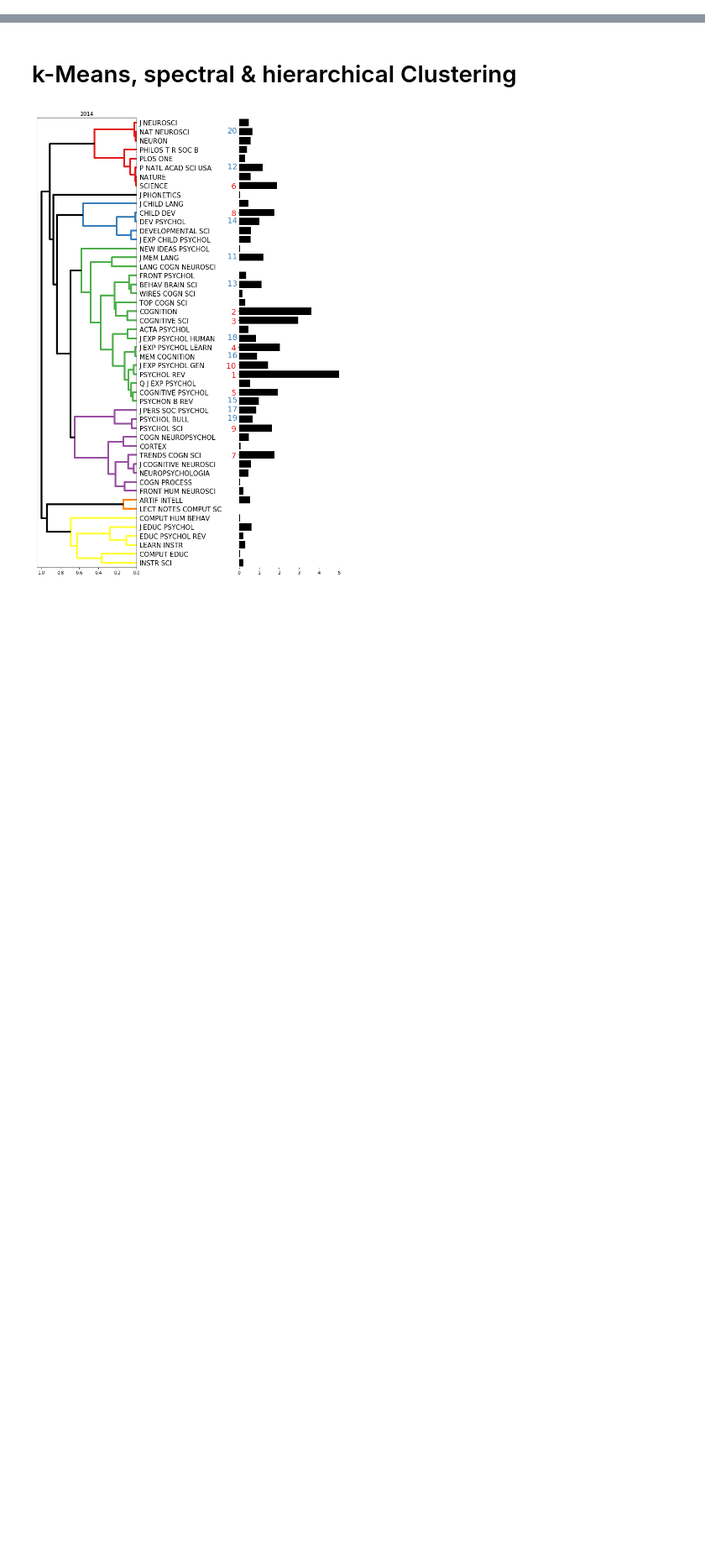
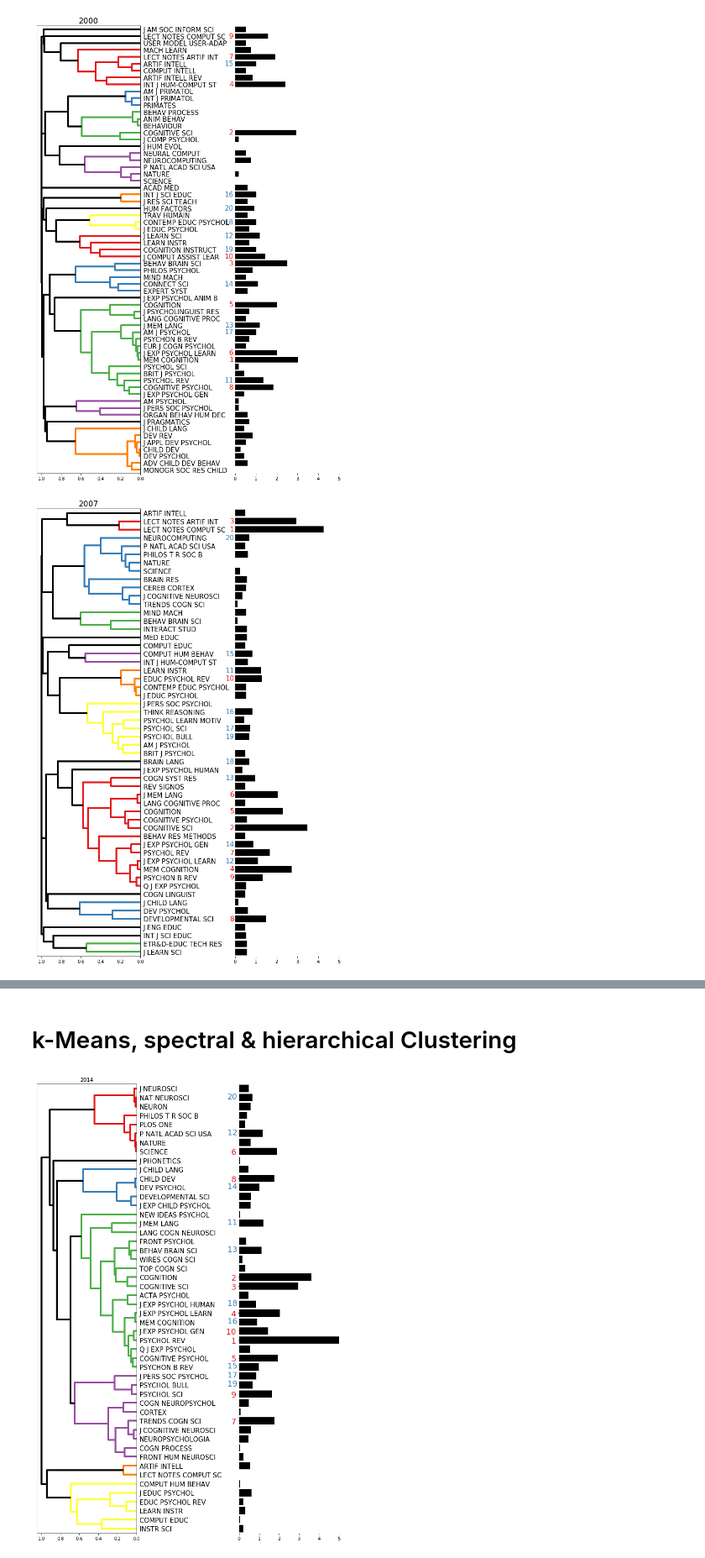
Before and after one commit to rdgao/WH2CogSci, a Jupyter notebook: notebooks/citation_network_decomposition.ipynb, the cells around one changed output, grey strips where cells are left out. Shown: that part at 84% size. Cells and saved outputs as stored; diff of their text form; code cells hidden in the pictures; blank space fills up the shorter version.

```diff
--- a/notebooks/citation_network_decomposition.ipynb
+++ b/notebooks/citation_network_decomposition.ipynb
@@ -109,0 +122,66 @@ for year in ['2000', '2007', '2014']:
+# %%
+# params for plotting settings & etc
+clist = [matplotlib.colors.rgb2hex(plt.cm.get_cmap('Set1')(i)) for i in range(6)] # tab10, Set1
+sp.cluster.hierarchy.set_link_color_palette(clist)
+matplotlib.rcParams['lines.linewidth'] = 4
+
+cs_citing = {'2000':1457, '2007':2031, '2014':4092}
+# these are CogSci's total outgoing and incoming citations, directly pulled from JCR
+cs_total = {'citing':{'2000':1457, '2007':2031, '2014':4092},
+            'cited':{'2000':1194, '2007':2093, '2014':3916}}
+
+n_clusters = 8
+direction = 'cited'
+save_figure = True
+
+# clustering for a given year
+#year = '2007'
+
+for year in ['2000', '2007', '2014']:
+    JMatrix = pd.read_csv('../data/citationMatrices/'+year+'.csv', index_col=0)
+    jlist = [j.split('.')[0] for j in JMatrix.index]
+
+    # from vdB: the columns are the citing variables (journals) so the analysis
+    #    represents the citing activity, not the being cited (A_ij is j citing i)
+    #    whether to transpose the matrix: raw is j citing i, transposed is i citing j
+    if direction is 'citing':
+        JM_features = JMatrix.as_matrix().T
+    elif direction is 'cited':
+        JM_features = JMatrix.as_matrix()
+
+    # clustering
+    Y = sp.cluster.hierarchy.linkage(JM_features, method='complete', metric='cosine')
+    plt.figure(figsize=(10,15))
+    plt.subplot(1,2,1)
+    Z = sp.cluster.hierarchy.dendrogram(Y,orientation='left',labels=jlist,color_threshold=0.69,leaf_font_size=15,above_threshold_color='k')
+    plt.title(year, fontsize='18')
+    plt.gca().invert_yaxis()
+
+    ### plot cogsci citations as histogram
+    # note: JM_features[:,cs] is cogsci citing others when direction='citing', and cogsci being cited when 'cited'
+    plt.subplot(1,2,2)
+    plt.barh(range(len(jlist)), JM_features[Z['leaves'],jlist.index('COGNITIVE SCI')]/cs_total[direction][year]*100, color='k') # cites cogsci
+    plt.ylim([0-0.5,len(jlist)-0.5])
+    plt.xlim([0,5])
+    plt.yticks([])
+
+    ### label by ranking
+    top_ticks = [np.where(Z['leaves']==np.argsort(JM_features[:,jlist.index('COGNITIVE SCI')])[-i])[0][0] for i in range(1,21)]
+    for i in range(0,20):
+        if i<10:
+            text_color = clist[0]
+        else:
+            text_color = clist[1]
+        plt.text(-1/cs_total[direction][year]*100,top_ticks[i],str(i+1), fontsize=16,
+                 horizontalalignment='right', verticalalignment='center', color=text_color)
+
+    plt.gca().invert_yaxis()
+    plt.box('off')
+    plt.tight_layout()
+
+    # save to disk
+    if save_figure:
+        plt.savefig('../figures/dendrogram_'+direction+'/'+year+'.pdf')
+# %% [output]
+[figure, added]
+[figure, added]
```
Also changed, not shown: parts of 12 cells of this notebook, 24 other files.
